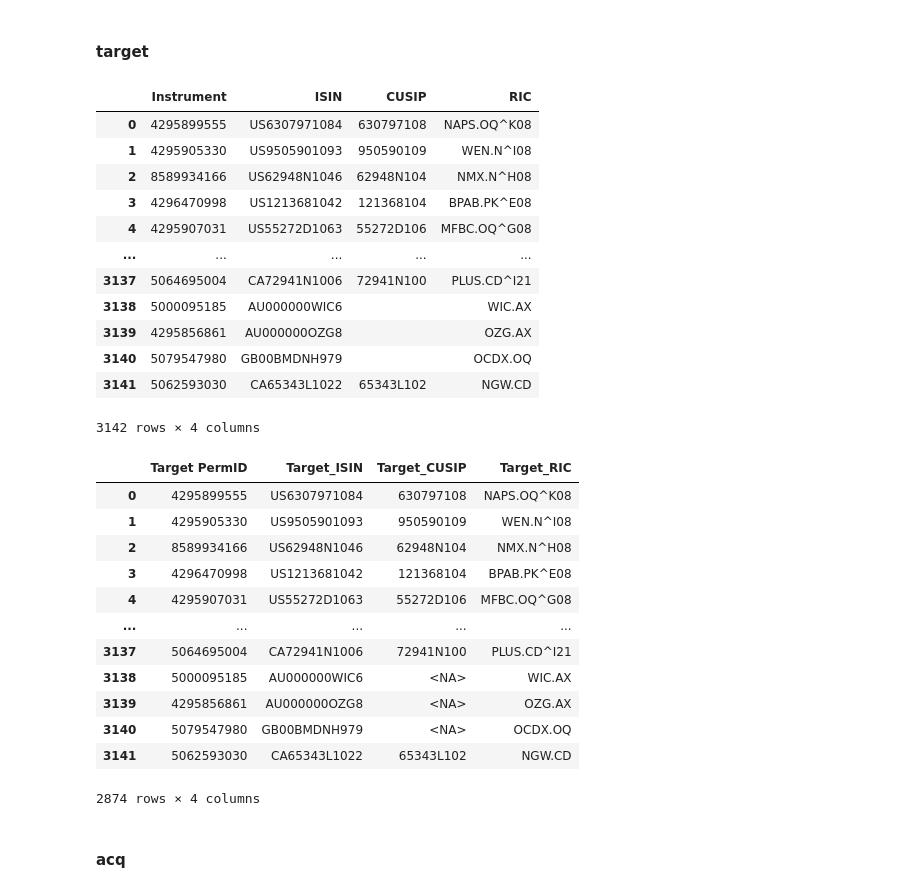
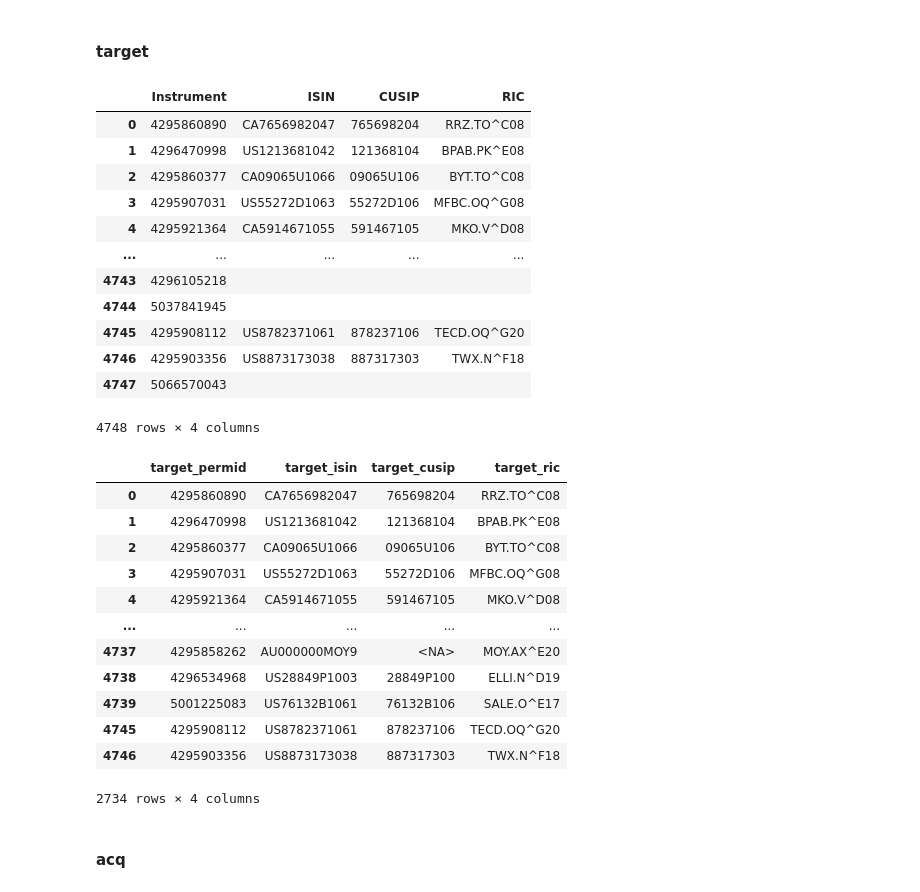
Before and after one commit to hannez11/Glassdoor-Project, a Jupyter notebook: Eikon/MA Sample.ipynb, the cells around one changed output. Cells and saved outputs as stored; diff of their text form; code cells hidden in the pictures.

```diff
--- a/Eikon/MA Sample.ipynb
+++ b/Eikon/MA Sample.ipynb
@@ -41,14 +41,19 @@ firms = 'SCREEN(U(IN(DEALS)),' + ' \
             TR.MnAPctOfSharesHeld6MonthsPrior<50, \
             TR.MnAPctOfSharesOwnedPostMerger>50, \
             IN(TR.MnAAcquirorPublicStatus,"P", "S"), \
-            IN(TR.MnATargetPublicStatus,"P", "S"), \
+            IN(TR.MnATargetPublicStatus,"P", "V", "S"), \
             CURN=USD) \
             '
 
-fields = ['TR.MnASDCDealNumber,TR.MnAAnnDate,TR.MnADateUnconditional,TR.MnAEffectiveDate,TR.MnAStatus,TR.MnATarget,TR.MnATargetPermId,TR.MnATargetSDCCusip,TR.MnATargetNation,TR.MnATargetPublicStatus,TR.MnATargetTotalAssetsLTM,TR.MnAAcquiror,TR.MnAAcquirorPermId,TR.MnAAcquirorSDCCusip,TR.MnAAcquirorSEDOL,TR.MnAAcquirorNation,TR.MnAAcquirorPublicStatus,TR.MnAAcquirorTotalAssetsLTM, TR.MnADealValue(Curn=USD,Scale=6),TR.MnAPctOfSharesHeld6MonthsPrior,TR.MnAPctOfSharesOwnedPostMerger'] #can be placed in just one string
+fields = [
+    'TR.MnASDCDealNumber,TR.MnAAnnDate,TR.MnADateUnconditional,TR.MnAEffectiveDate,TR.MnAStatus,TR.MnATarget,TR.MnATargetPermId,TR.MnATargetSDCCusip,TR.MnATargetNation,TR.MnATargetPublicStatus,TR.MnATargetTotalAssetsLTM,TR.MnATargetNetIncomeLTM,TR.MnATargetFinancialDate,TR.MnAAcquiror,TR.MnAAcquirorPermId,TR.MnAAcquirorSDCCusip,TR.MnAAcquirorNation,TR.MnAAcquirorPublicStatus,TR.MnAAcquirorTotalAssetsLTM,TR.MnAAcquirorNetIncomeLTM,TR.MnAAcquirorFinancialDate,TR.MnADealValue,TR.MnAPctOfSharesHeld6MonthsPrior,TR.MnAPctOfSharesOwnedPostMerger'
+    ] #can be placed in just one string
 
-df_ma, err = ek.get_data(firms, fields)
+params = {'Scale': 0, 'Curn': 'USD'} # set scale to 6 for mio values
 
-df_ma.head()
-df_ma.shape
+
+df_unfiltered, err = ek.get_data(firms, fields, params)
+
+df_unfiltered.head()
+df_unfiltered.shape
 # %% [output]
@@ -120,8 +142,8 @@ df_cusips
 # %% [markdown]
 #### target
 # %%
-# create target permid list
-target_cusips = df["Target PermID"].astype("Int64").astype(str).tolist() #first convert to int (without decimal), then to str, since get_data needs strings in the list
+# create target_permid list
+target_cusips = df["target_permid"].astype(str).tolist() #first convert to int (without decimal), then to str, since get_data needs strings in the list
 fields = ['TR.ISIN', 'TR.CUSIP', 'TR.RIC'] # check the data item browser
 params = {'Scale': 6, 'SDate': 0, 'EDate': 0, 'FRQ': 'FY', 'Curn': 'USD'} # set EDate to minus values for the most recent years
 
@@ -130,47 +152,50 @@ df_isin_target_retrieve, err = ek.get_data(target_cusips, fields, params)
 df_isin_target_retrieve
 # %% [output]
 |  | Instrument | ISIN | CUSIP | RIC |
-| 0 | 4295899555 | US6307971084 | 630797108 | NAPS.OQ^K08 |
-| 1 | 4295905330 | US9505901093 | 950590109 | WEN.N^I08 |
-| 2 | 8589934166 | US62948N1046 | 62948N104 | NMX.N^H08 |
-| 3 | 4296470998 | US1213681042 | 121368104 | BPAB.PK^E08 |
-| 4 | 4295907031 | US55272D1063 | 55272D106 | MFBC.OQ^G08 |
+| 0 | 4295860890 | CA7656982047 | 765698204 | RRZ.TO^C08 |
+| 1 | 4296470998 | US1213681042 | 121368104 | BPAB.PK^E08 |
+| 2 | 4295860377 | CA09065U1066 | 09065U106 | BYT.TO^C08 |
+| 3 | 4295907031 | US55272D1063 | 55272D106 | MFBC.OQ^G08 |
+| 4 | 4295921364 | CA5914671055 | 591467105 | MKO.V^D08 |
 | ... | ... | ... | ... | ... |
-| 3137 | 5064695004 | CA72941N1006 | 72941N100 | PLUS.CD^I21 |
-| 3138 | 5000095185 | AU000000WIC6 |  | WIC.AX |
-| 3139 | 4295856861 | AU000000OZG8 |  | OZG.AX |
-| 3140 | 5079547980 | GB00BMDNH979 |  | OCDX.OQ |
-| 3141 | 5062593030 | CA65343L1022 | 65343L102 | NGW.CD |
+| 4743 | 4296105218 |  |  |  |
+| 4744 | 5037841945 |  |  |  |
+| 4745 | 4295908112 | US8782371061 | 878237106 | TECD.OQ^G20 |
+| 4746 | 4295903356 | US8873173038 | 887317303 | TWX.N^F18 |
+| 4747 | 5066570043 |  |  |  |
-3142 rows × 4 columns
+4748 rows × 4 columns
 # %%
 df_isin_target = df_isin_target_retrieve.copy()
 #replace empty strings with np nan
 for columnname in ['ISIN', 'CUSIP', 'RIC']:
   df_isin_target[columnname] = df_isin_target[columnname].replace({"":np.nan})
 
-df_isin_target = df_isin_target.rename(columns={"Instrument": "Target PermID"})
+df_isin_target = df_isin_target.rename(columns={"Instrument": "target_permid"})
 
 # add prefix to columns (except first column)
 new_names = [(i,'Target_'+i) for i in df_isin_target.iloc[:, 1:].columns.values] #set up dict entries for each columns name {"old": "Target_old"}
 df_isin_target.rename(columns = dict(new_names), inplace=True)
+# convert column names to lowercase
+df_isin_target.columns = df_isin_target.columns.str.lower()
 
 # only display rows in which isin is not missing
-df_isin_target = df_isin_target[df_isin_target["Target_ISIN"].isna() == False]
+df_isin_target = df_isin_target[df_isin_target["target_isin"].isna() == False]
+
 df_isin_target
 # %% [output]
-|  | Target PermID | Target_ISIN | Target_CUSIP | Target_RIC |
-| 0 | 4295899555 | US6307971084 | 630797108 | NAPS.OQ^K08 |
-| 1 | 4295905330 | US9505901093 | 950590109 | WEN.N^I08 |
-| 2 | 8589934166 | US62948N1046 | 62948N104 | NMX.N^H08 |
-| 3 | 4296470998 | US1213681042 | 121368104 | BPAB.PK^E08 |
-| 4 | 4295907031 | US55272D1063 | 55272D106 | MFBC.OQ^G08 |
+|  | target_permid | target_isin | target_cusip | target_ric |
+| 0 | 4295860890 | CA7656982047 | 765698204 | RRZ.TO^C08 |
+| 1 | 4296470998 | US1213681042 | 121368104 | BPAB.PK^E08 |
+| 2 | 4295860377 | CA09065U1066 | 09065U106 | BYT.TO^C08 |
+| 3 | 4295907031 | US55272D1063 | 55272D106 | MFBC.OQ^G08 |
+| 4 | 4295921364 | CA5914671055 | 591467105 | MKO.V^D08 |
 | ... | ... | ... | ... | ... |
-| 3137 | 5064695004 | CA72941N1006 | 72941N100 | PLUS.CD^I21 |
-| 3138 | 5000095185 | AU000000WIC6 | <NA> | WIC.AX |
-| 3139 | 4295856861 | AU000000OZG8 | <NA> | OZG.AX |
-| 3140 | 5079547980 | GB00BMDNH979 | <NA> | OCDX.OQ |
-| 3141 | 5062593030 | CA65343L1022 | 65343L102 | NGW.CD |
+| 4737 | 4295858262 | AU000000MOY9 | <NA> | MOY.AX^E20 |
+| 4738 | 4296534968 | US28849P1003 | 28849P100 | ELLI.N^D19 |
+| 4739 | 5001225083 | US76132B1061 | 76132B106 | SALE.O^E17 |
+| 4745 | 4295908112 | US8782371061 | 878237106 | TECD.OQ^G20 |
+| 4746 | 4295903356 | US8873173038 | 887317303 | TWX.N^F18 |
-2874 rows × 4 columns
+2734 rows × 4 columns
 # %% [markdown]
 #### acq
 # %%
```
Also changed, not shown: parts of 18 cells of this notebook.
